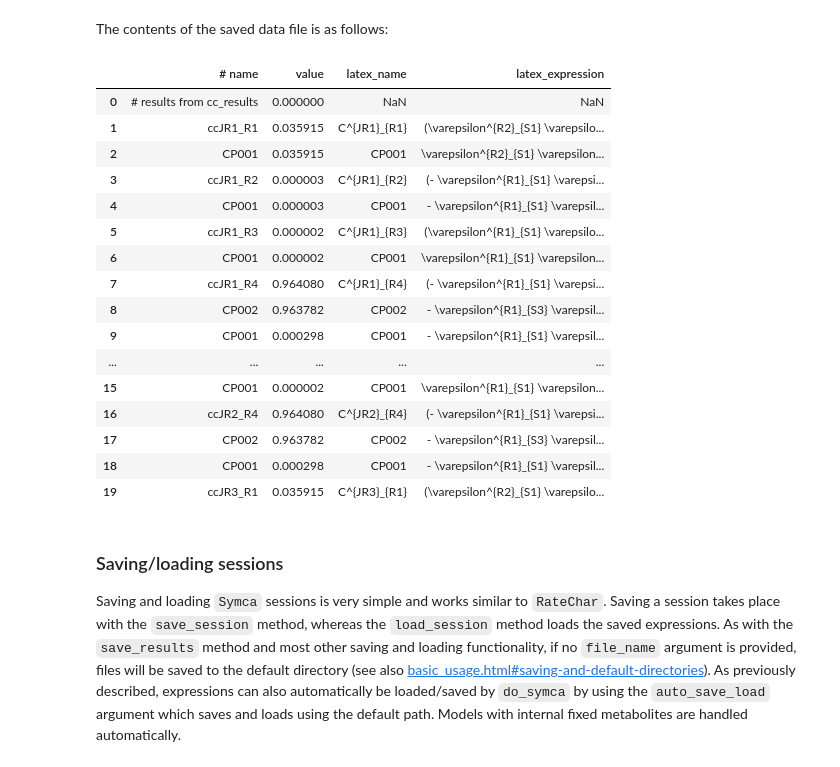
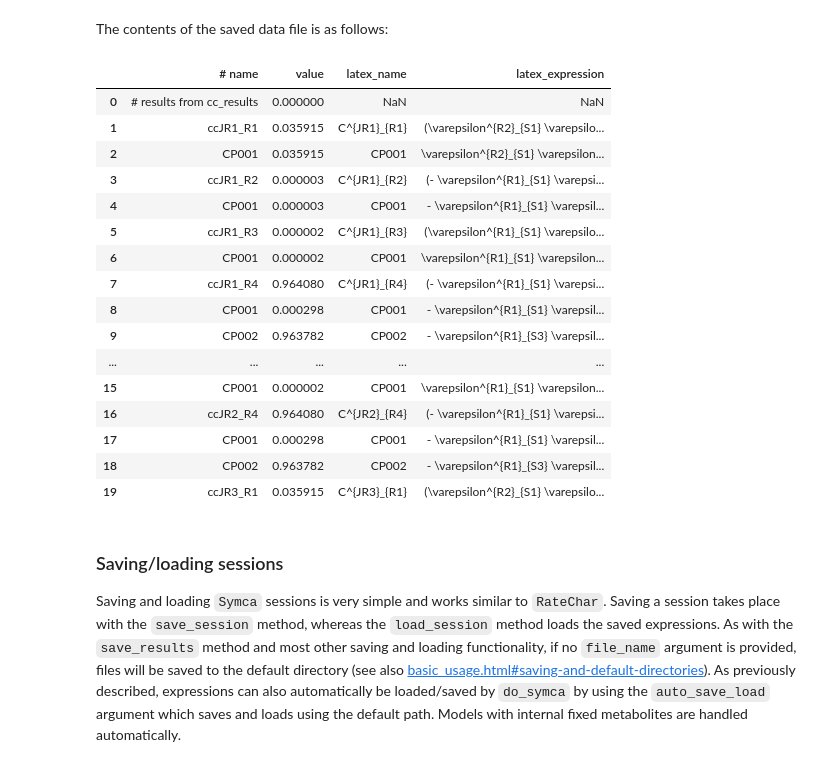
Before and after one commit to PySCeS/PyscesToolbox, a Jupyter notebook: documentation/notebooks/Symca_clean.ipynb, the cells around one changed output. Saved outputs shown, nothing was run; the diff lists cells and outputs as text; code cells hidden in the pictures.

```diff
--- a/documentation/notebooks/Symca_clean.ipynb
+++ b/documentation/notebooks/Symca_clean.ipynb
@@ -423,35 +419,35 @@ The contents of the saved data file is as follows:
 # %%
 # the following code requires `pandas` to run
 import pandas as pd
 # load csv file at default path
 results_path = '~/Pysces/lin4_fb/symca/cc_summary_0.csv'
 
 # Correct path depending on platform - necessary for platform independent scripts
-if platform == 'win32':
+if platform == 'win32' and pysces.version.current_version_tuple() < (0,9,8):
     results_path = psctb.utils.misc.unix_to_windows_path(results_path)
 else:
     results_path = path.expanduser(results_path)
 
 saved_results = pd.read_csv(results_path)
 # show first 20 lines
 saved_results.head(n=20)
 # %% [output]
 |  | # name | value | latex_name | latex_expression |
 | 0 | # results from cc_results | 0.000000 | NaN | NaN |
 | 1 | ccJR1_R1 | 0.035915 | C^{JR1}_{R1} | (\varepsilon^{R2}_{S1} \varepsilo... |
 | 2 | CP001 | 0.035915 | CP001 | \varepsilon^{R2}_{S1} \varepsilon... |
 | 3 | ccJR1_R2 | 0.000003 | C^{JR1}_{R2} | (- \varepsilon^{R1}_{S1} \varepsi... |
 | 4 | CP001 | 0.000003 | CP001 | - \varepsilon^{R1}_{S1} \varepsil... |
 | 5 | ccJR1_R3 | 0.000002 | C^{JR1}_{R3} | (\varepsilon^{R1}_{S1} \varepsilo... |
 | 6 | CP001 | 0.000002 | CP001 | \varepsilon^{R1}_{S1} \varepsilon... |
 | 7 | ccJR1_R4 | 0.964080 | C^{JR1}_{R4} | (- \varepsilon^{R1}_{S1} \varepsi... |
-| 8 | CP002 | 0.963782 | CP002 | - \varepsilon^{R1}_{S3} \varepsil... |
-| 9 | CP001 | 0.000298 | CP001 | - \varepsilon^{R1}_{S1} \varepsil... |
+| 8 | CP001 | 0.000298 | CP001 | - \varepsilon^{R1}_{S1} \varepsil... |
+| 9 | CP002 | 0.963782 | CP002 | - \varepsilon^{R1}_{S3} \varepsil... |
 | ... | ... | ... | ... | ... |
 | 15 | CP001 | 0.000002 | CP001 | \varepsilon^{R1}_{S1} \varepsilon... |
 | 16 | ccJR2_R4 | 0.964080 | C^{JR2}_{R4} | (- \varepsilon^{R1}_{S1} \varepsi... |
-| 17 | CP002 | 0.963782 | CP002 | - \varepsilon^{R1}_{S3} \varepsil... |
-| 18 | CP001 | 0.000298 | CP001 | - \varepsilon^{R1}_{S1} \varepsil... |
+| 17 | CP001 | 0.000298 | CP001 | - \varepsilon^{R1}_{S1} \varepsil... |
+| 18 | CP002 | 0.963782 | CP002 | - \varepsilon^{R1}_{S3} \varepsil... |
 | 19 | ccJR3_R1 | 0.035915 | C^{JR3}_{R1} | (\varepsilon^{R2}_{S1} \varepsilo... |
 # %% [markdown]
 ### Saving/loading sessions
```
Also changed, not shown: parts of 18 cells of this notebook, 7 other files.
